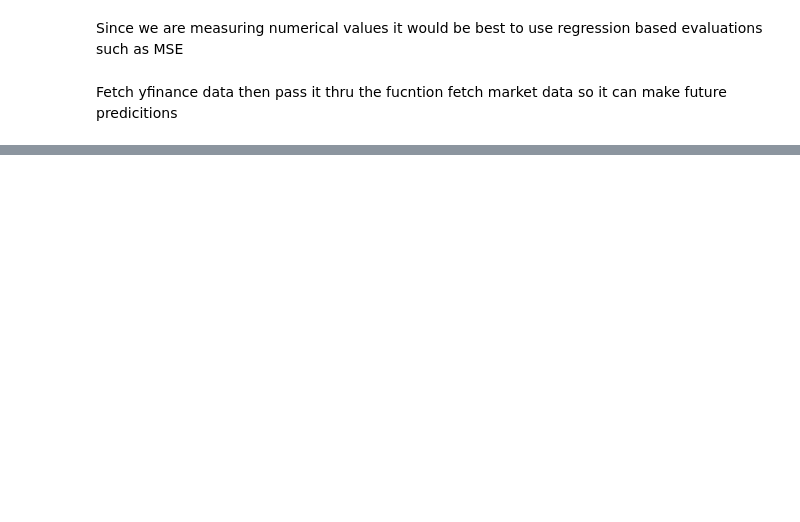
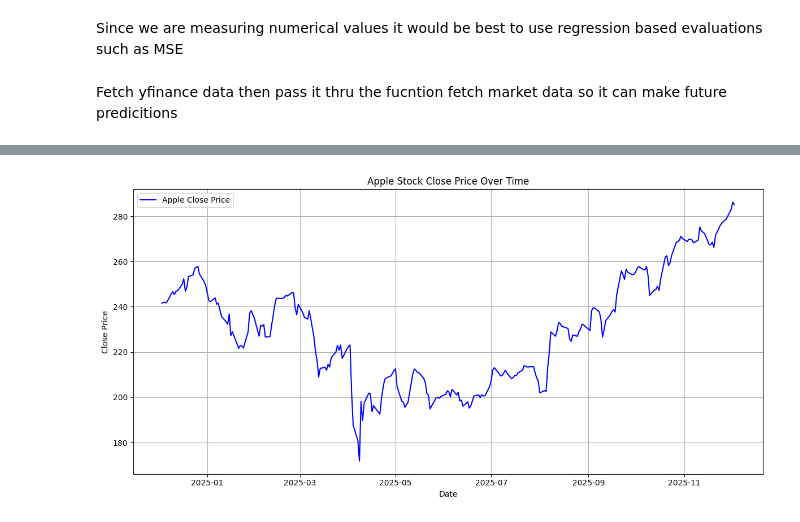
Before and after one commit to csce585-mlsystems/CSCE585ProjectROI, a Jupyter notebook: Model_Training_Apple_Data.ipynb, the cells around one changed output, grey strips where cells are left out. Cells and saved outputs as stored; diff of their text form; code cells hidden in the pictures; blank space fills up the shorter version.

```diff
--- a/Model_Training_Apple_Data.ipynb
+++ b/Model_Training_Apple_Data.ipynb
@@ -336,0 +426,16 @@ print(actions)
+# %%
+import matplotlib.pyplot as plt
+
+# Plotting the 'Close' price from historical_data
+# Convert the index to be timezone-naive for easier plotting with matplotlib
+plt.figure(figsize=(12, 6))
+plt.plot(historical_data.index.tz_localize(None), historical_data['Close'], label='Apple Close Price', color='blue')
+plt.title('Apple Stock Close Price Over Time')
+plt.xlabel('Date')
+plt.ylabel('Close Price')
+plt.grid(True)
+plt.legend()
+plt.tight_layout()
+plt.show()
+# %% [output]
+[figure, added]
```
Also changed, not shown: parts of 10 cells of this notebook.
